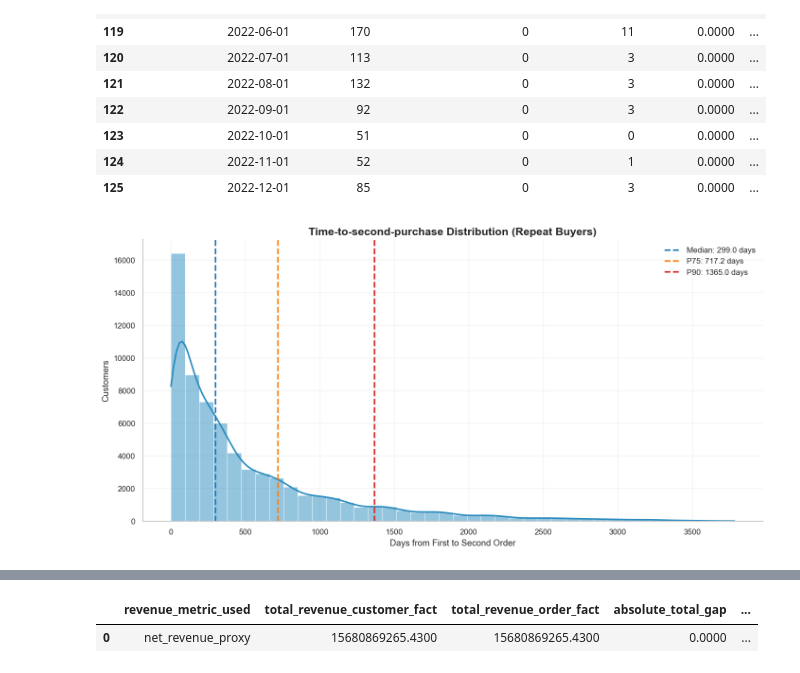
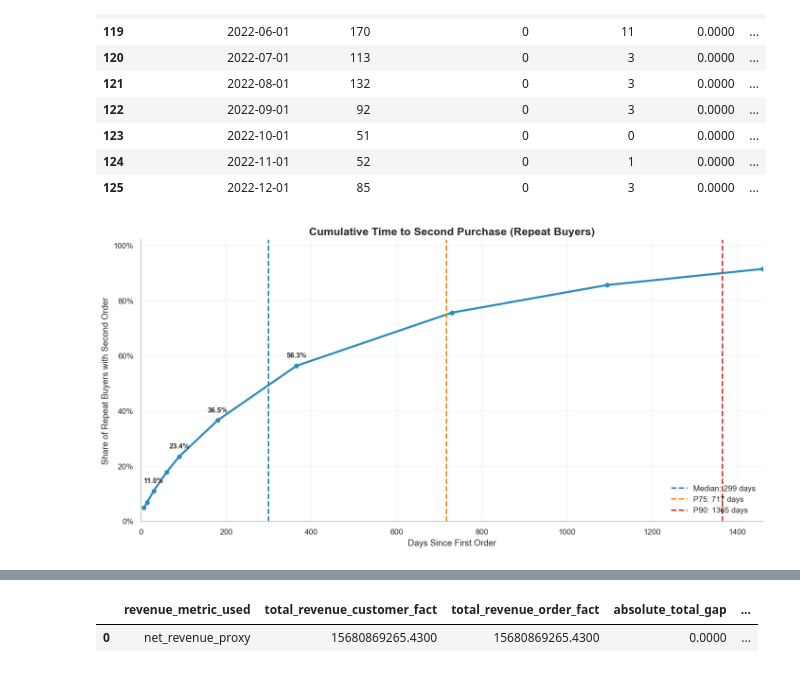
Before and after one commit to NgTHung/DATATHON-2026-r1, a Jupyter notebook: notebooks/Demand-side.ipynb, the cells around one changed output, grey strips where cells are left out. Cells and saved outputs as stored; diff of their text form; code cells hidden in the pictures.

```diff
--- a/notebooks/Demand-side.ipynb
+++ b/notebooks/Demand-side.ipynb
@@ -577,6 +599,17 @@ invalid_gap_mask = repeat_candidates["days_to_second_order_calc"].isna() | (
     repeat_candidates["days_to_second_order_calc"] <= 0
 )
 valid_repeat_gaps = repeat_candidates.loc[~invalid_gap_mask, "days_to_second_order_calc"]
+
+timing_milestones = [7, 14, 30, 60, 90, 180, 365, 730, 1095, 1460]
+repeat_timing_curve = pd.DataFrame(
+    {
+        "days_since_first_order": timing_milestones,
+        "repeaters": [(valid_repeat_gaps <= days).sum() for days in timing_milestones],
+    }
+)
+repeat_timing_curve["repeaters_share"] = (
+    repeat_timing_curve["repeaters"] / valid_repeat_gaps.shape[0]
+)
 
 gap_quantiles = valid_repeat_gaps.quantile([0.25, 0.50, 0.75, 0.90])
 median_gap = gap_quantiles.loc[0.50]
@@ -683,19 +716,42 @@ cohort_window_check.tail(12)
 | 125 | 2022-12-01 | 85 | 0 | 3 | 0.0000 | ... |
 # %%
 fig, ax = plt.subplots(figsize=(12, 6))
-sns.histplot(valid_repeat_gaps, bins=40, kde=True, color="#2b8cbe", ax=ax)
+
+ax.plot(
+    repeat_timing_curve["days_since_first_order"],
+    repeat_timing_curve["repeaters_share"],
+    marker="o",
+    linewidth=2.6,
+    color="#2b8cbe",
+)
+
+for _, row in repeat_timing_curve.iterrows():
+    if row["days_since_first_order"] in [30, 90, 180, 365]:
+        ax.text(
+            row["days_since_first_order"],
+            row["repeaters_share"] + 0.025,
+            f"{row['repeaters_share']:.1%}",
+            ha="center",
+            va="bottom",
+            fontsize=9,
+            fontweight="bold",
+        )
 
 for label, value, color in [
     ("Median", median_gap, "#1f77b4"),
     ("P75", p75_gap, "#ff7f0e"),
     ("P90", p90_gap, "#d62728"),
 ]:
-    ax.axvline(value, color=color, linestyle="--", linewidth=2, label=f"{label}: {value:.1f} days")
+    ax.axvline(value, color=color, linestyle="--", linewidth=1.8, label=f"{label}: {value:.0f} days")
 
-ax.set_title("Time-to-second-purchase Distribution (Repeat Buyers)")
-ax.set_xlabel("Days from First to Second Order")
-ax.set_ylabel("Customers")
-ax.legend(loc="upper right")
+ax.set_title("Cumulative Time to Second Purchase (Repeat Buyers)")
+ax.set_xlabel("Days Since First Order")
+ax.set_ylabel("Share of Repeat Buyers with Second Order")
+ax.yaxis.set_major_formatter(mtick.PercentFormatter(1.0))
+ax.set_xlim(0, repeat_timing_curve["days_since_first_order"].max())
+ax.set_ylim(0, 1.02)
+ax.grid(alpha=0.25)
+ax.legend(loc="lower right")
 plt.tight_layout()
 # %% [output]
-[figure, old version]
+[figure, new version]
```
Also changed, not shown: parts of 12 cells of this notebook.
